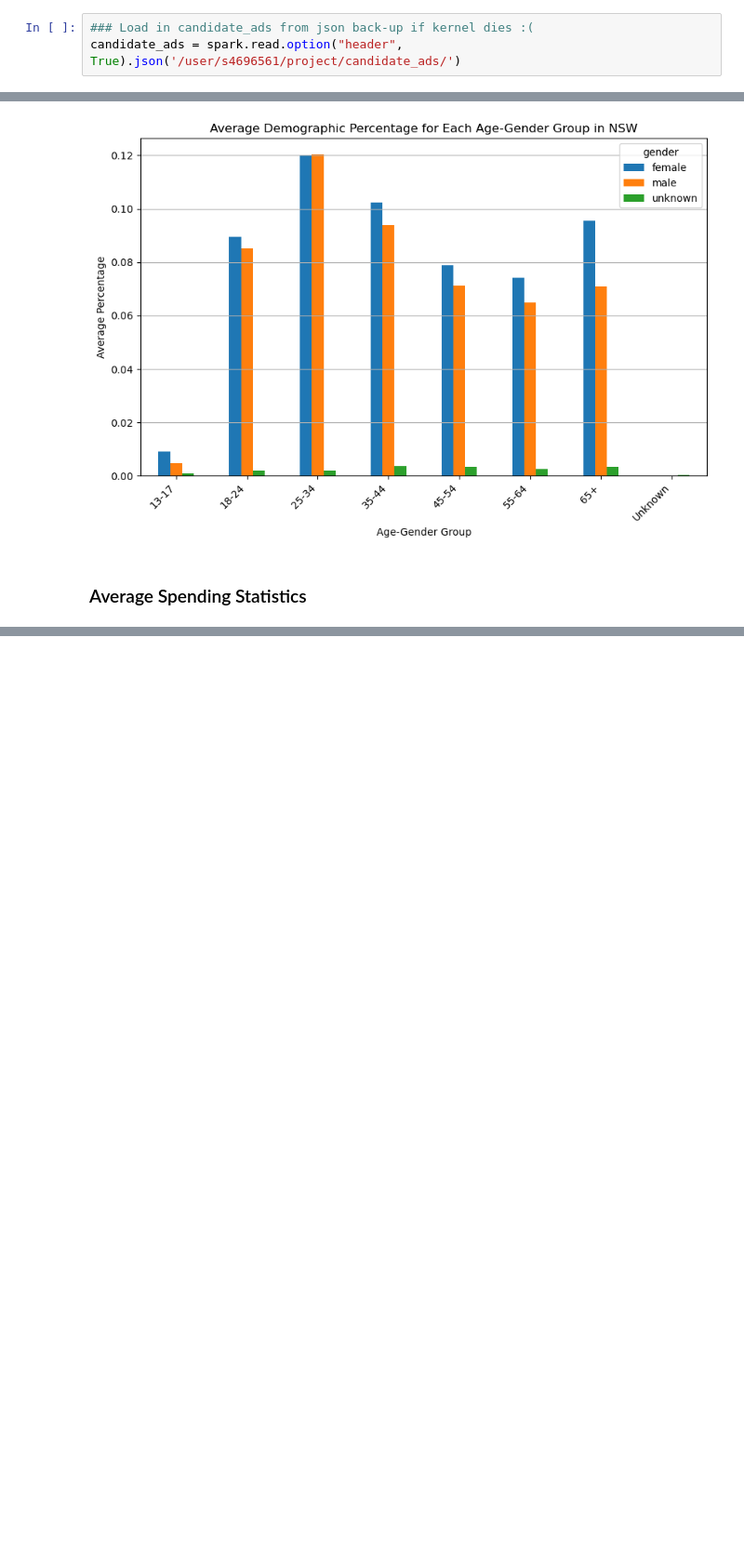
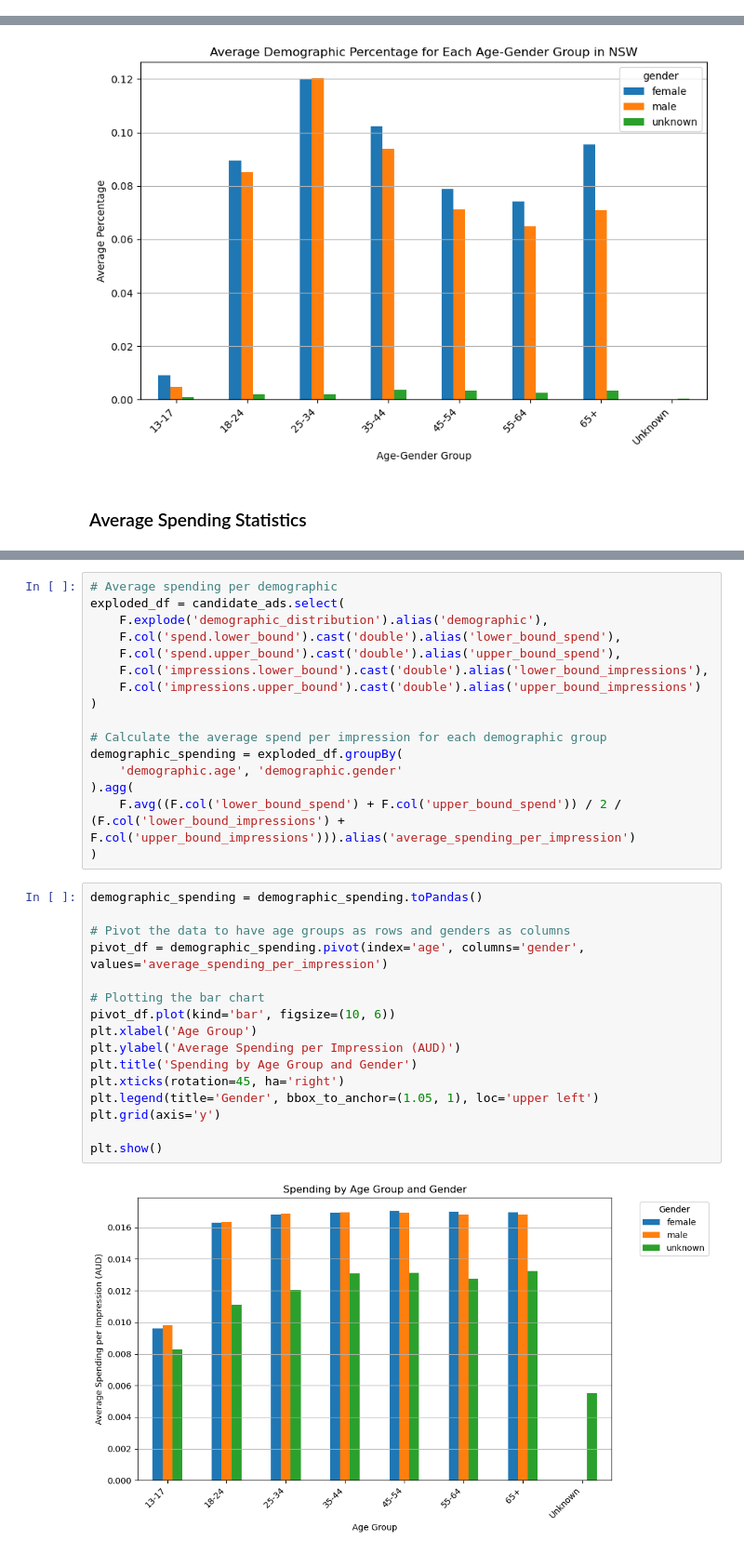
Before and after one commit to JoshuaWang8/political-ads-analysis, a Jupyter notebook: political-ad-analysis.ipynb, the cells around one changed output, grey strips where cells are left out. Shown at 93% size. Cells and saved outputs as stored; diff of their text form; blank space fills up the shorter version.

Commit message:
Add analysis on average ad spending and spend per candidate.

```diff
--- a/political-ad-analysis.ipynb
+++ b/political-ad-analysis.ipynb
@@ -305,6 +305,3 @@ DataFrame[ad_id: string, page_id: string, demographic_distribution: array<struct
 # candidate_ads.write.json("/user/s4696561/project/candidate_ads/", "overwrite")
 # %% [markdown]
 ## Data Analysis
-# %%
-### Load in candidate_ads from json back-up if kernel dies :(
-candidate_ads = spark.read.option("header", True).json('/user/s4696561/project/candidate_ads/')
@@ -981,0 +979,34 @@ for state in states:
+# %%
+# Average spending per demographic
+exploded_df = candidate_ads.select(
+    F.explode('demographic_distribution').alias('demographic'),
+    F.col('spend.lower_bound').cast('double').alias('lower_bound_spend'),
+    F.col('spend.upper_bound').cast('double').alias('upper_bound_spend'),
+    F.col('impressions.lower_bound').cast('double').alias('lower_bound_impressions'),
+    F.col('impressions.upper_bound').cast('double').alias('upper_bound_impressions')
+)
+
+# Calculate the average spend per impression for each demographic group
+demographic_spending = exploded_df.groupBy(
+    'demographic.age', 'demographic.gender'
+).agg(
+    F.avg((F.col('lower_bound_spend') + F.col('upper_bound_spend')) / 2 / (F.col('lower_bound_impressions') + F.col('upper_bound_impressions'))).alias('average_spending_per_impression')
+)
+# %%
+demographic_spending = demographic_spending.toPandas()
+
+# Pivot the data to have age groups as rows and genders as columns
+pivot_df = demographic_spending.pivot(index='age', columns='gender', values='average_spending_per_impression')
+
+# Plotting the bar chart
+pivot_df.plot(kind='bar', figsize=(10, 6))
+plt.xlabel('Age Group')
+plt.ylabel('Average Spending per Impression (AUD)')
+plt.title('Spending by Age Group and Gender')
+plt.xticks(rotation=45, ha='right')
+plt.legend(title='Gender', bbox_to_anchor=(1.05, 1), loc='upper left')
+plt.grid(axis='y')
+
+plt.show()
+# %% [output]
+[figure, added]
```
Also changed, not shown: parts of 14 cells of this notebook.
